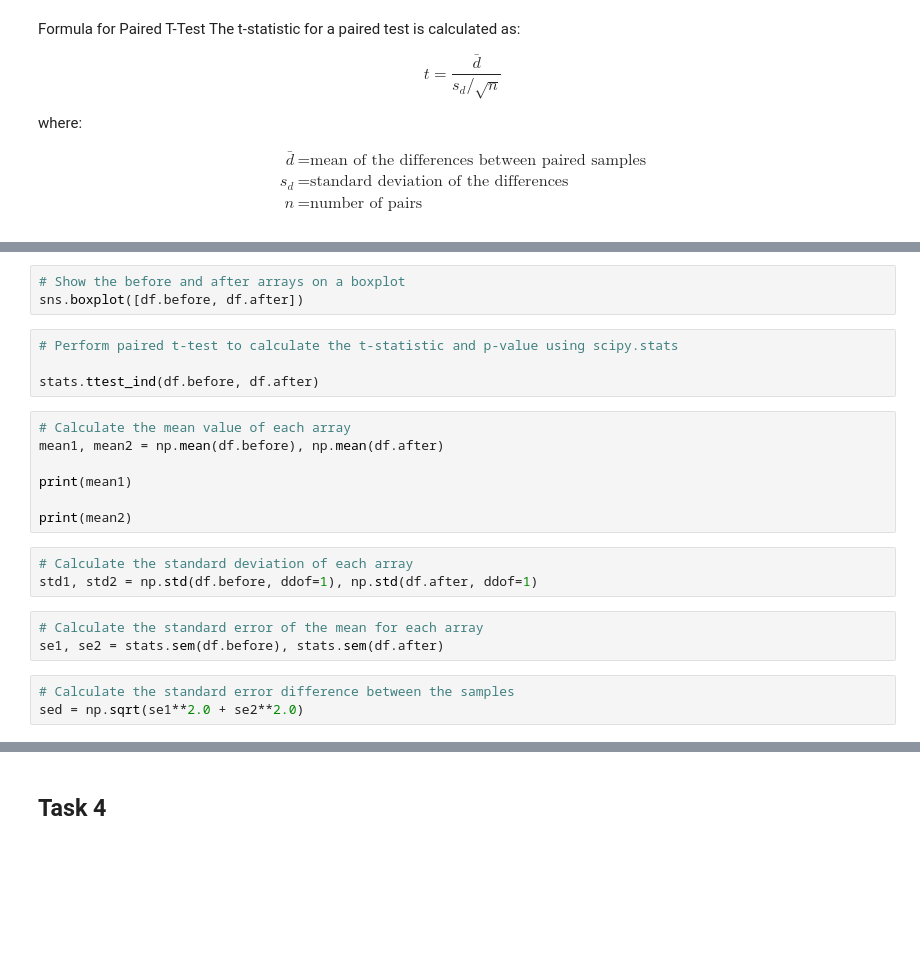
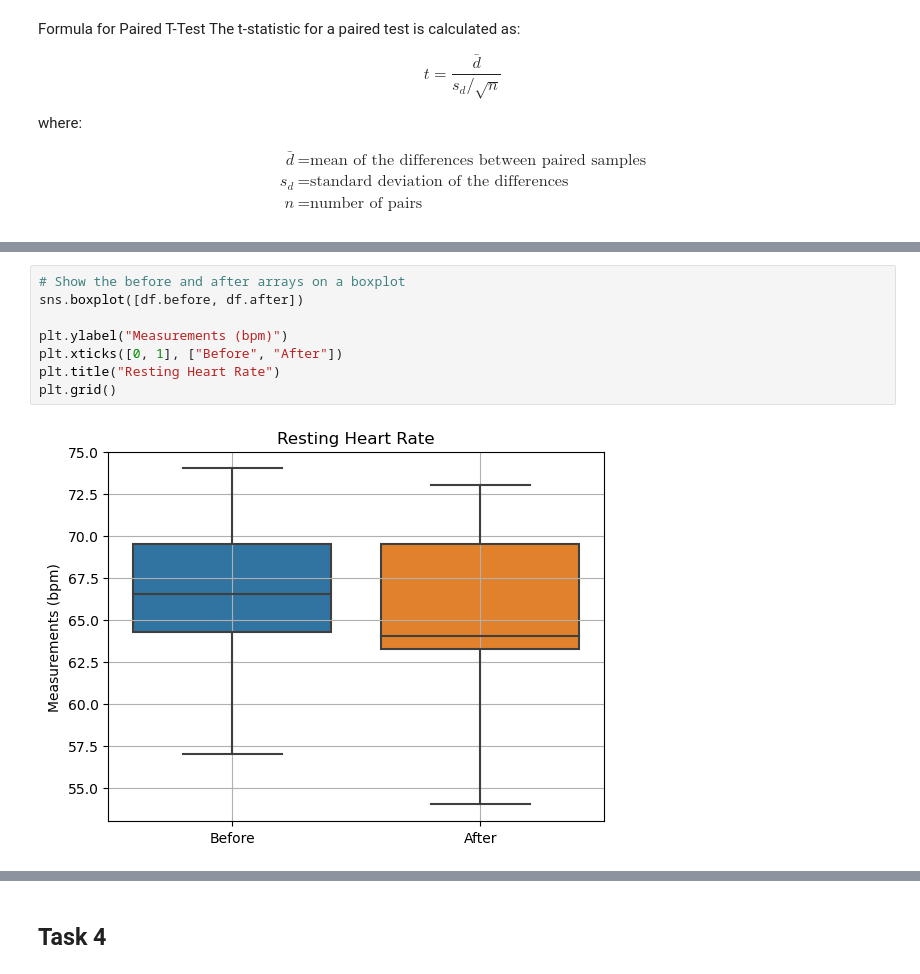
Before and after one commit to lgrealish/applied_statistics, a Jupyter notebook: tasks.ipynb, the cells around one changed output, grey strips where cells are left out. Drawn from its saved outputs; the diff is of its cells as text; blank space fills up the shorter version.

```diff
--- a/tasks.ipynb
+++ b/tasks.ipynb
@@ -311,23 +342,10 @@ sns.stripplot([df.before, df.after])
 # %%
 # Show the before and after arrays on a boxplot
 sns.boxplot([df.before, df.after])
+
+plt.ylabel("Measurements (bpm)")
+plt.xticks([0, 1], ["Before", "After"])
+plt.title("Resting Heart Rate")
+plt.grid()
+# %% [output]
+[figure, added]
-# %%
-# Perform paired t-test to calculate the t-statistic and p-value using scipy.stats
-
-stats.ttest_ind(df.before, df.after)
-# %%
-# Calculate the mean value of each array
-mean1, mean2 = np.mean(df.before), np.mean(df.after)
-
-print(mean1)
-
-print(mean2)
-# %%
-# Calculate the standard deviation of each array
-std1, std2 = np.std(df.before, ddof=1), np.std(df.after, ddof=1)
-# %%
-# Calculate the standard error of the mean for each array
-se1, se2 = stats.sem(df.before), stats.sem(df.after)
-# %%
-# Calculate the standard error difference between the samples
-sed = np.sqrt(se1**2.0 + se2**2.0)
```
Also changed, not shown: parts of 20 cells of this notebook.
